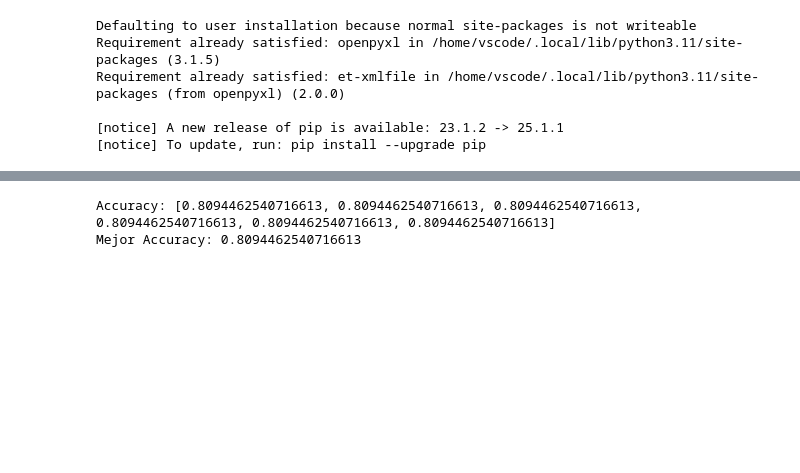
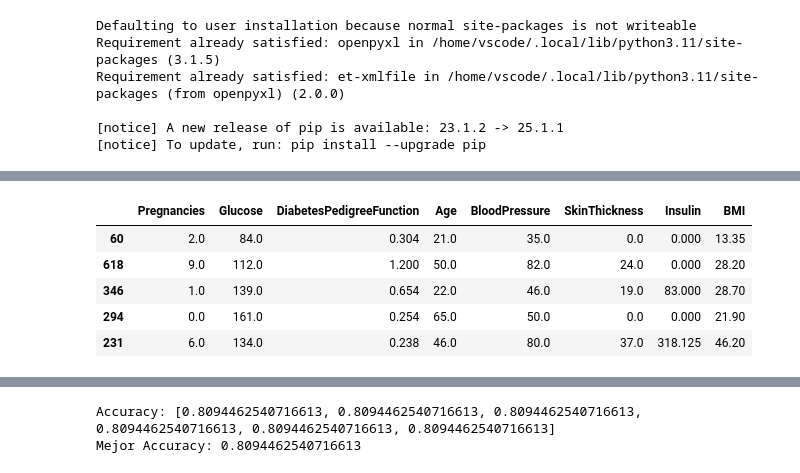
Before and after one commit to 4GeeksAcademy/Tulio-Gimenez-Tutorial-del-Proyecto-Arbol-de-Decision, a Jupyter notebook: src/explore.ipynb, the cells around one changed output, grey strips where cells are left out. Saved outputs shown, nothing was run; the diff lists cells and outputs as text; code cells hidden in the pictures; blank space fills up the shorter version.

```diff
--- a/src/explore.ipynb
+++ b/src/explore.ipynb
@@ -484,0 +518,9 @@ with open("../models/scaler_sin_outliers.pkl", "wb") as file:
+# %%
+X_train_sin_outliers.head()
+# %% [output]
+|  | Pregnancies | Glucose | DiabetesPedigreeFunction | Age | BloodPressure | SkinThickness | Insulin | BMI |
+| 60 | 2.0 | 84.0 | 0.304 | 21.0 | 35.0 | 0.0 | 0.000 | 13.35 |
+| 618 | 9.0 | 112.0 | 1.200 | 50.0 | 82.0 | 24.0 | 0.000 | 28.20 |
+| 346 | 1.0 | 139.0 | 0.654 | 22.0 | 46.0 | 19.0 | 83.000 | 28.70 |
+| 294 | 0.0 | 161.0 | 0.254 | 65.0 | 50.0 | 0.0 | 0.000 | 21.90 |
+| 231 | 6.0 | 134.0 | 0.238 | 46.0 | 80.0 | 37.0 | 318.125 | 46.20 |
```
Also changed, not shown: parts of 6 cells of this notebook, 16 other files.
